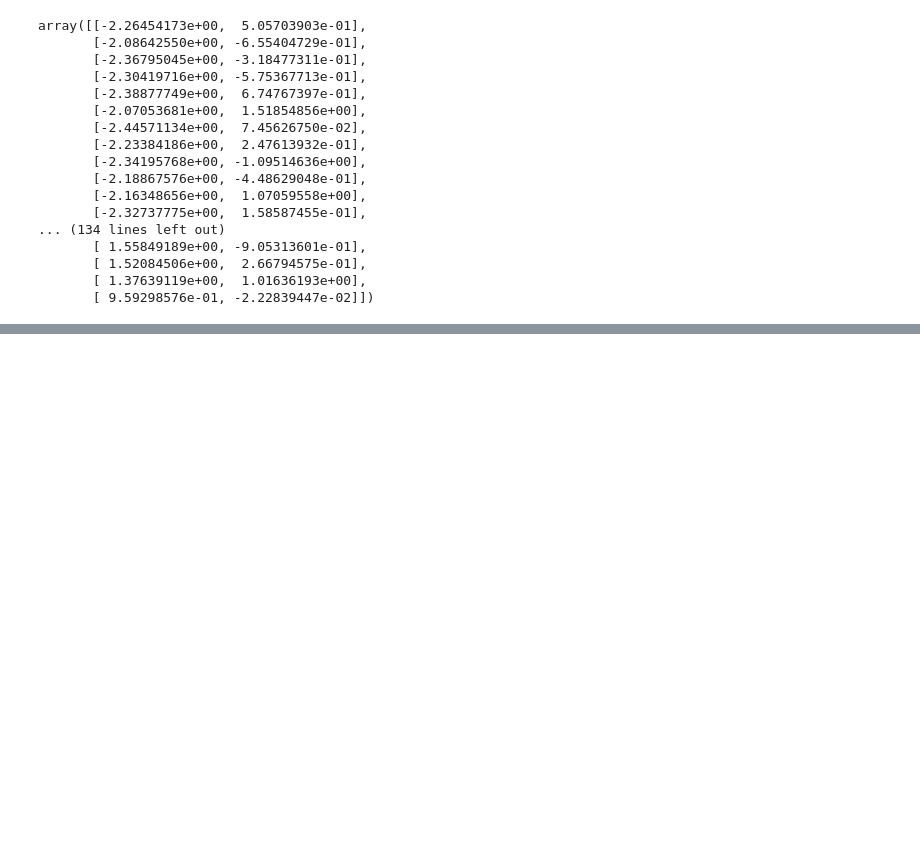
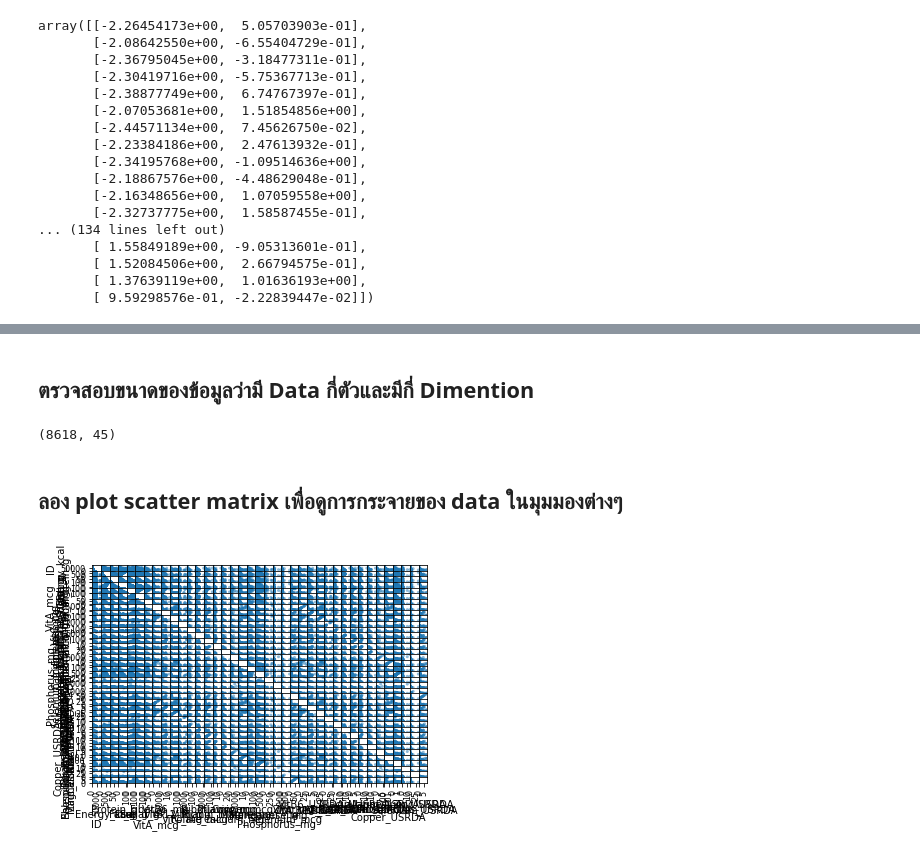
Before and after one commit to Wikanda-Hongboonmee/multivariate, a Jupyter notebook: Chapter3_PCA.ipynb, the cells around one changed output, grey strips where cells are left out. Saved outputs shown, nothing was run; the diff lists cells and outputs as text; code cells hidden in the pictures; blank space fills up the shorter version.

```diff
--- a/Chapter3_PCA.ipynb
+++ b/Chapter3_PCA.ipynb
@@ -348,0 +353,3 @@ array([[-2.26454173e+00,  5.05703903e-01],
+# %%
+data = pd.read_csv('/content/nndb_flat.csv')
+data
@@ -348,0 +370,12 @@ array([[-2.26454173e+00,  5.05703903e-01],
+# %% [markdown]
+## ตรวจสอบขนาดของข้อมูลว่ามี Data กี่ตัวและมีกี่ Dimention
+# %%
+data.shape # ดูขนาดของข้อมูลว่ามีกี่ Dimention (45 Dimention)
+# %% [output]
+(8618, 45)
+# %% [markdown]
+## ลอง plot scatter matrix เพื่อดูการกระจายของ data ในมุมมองต่างๆ
+# %%
+pd.plotting.scatter_matrix(data) ;
+# %% [output]
+[figure, added]
```
Also changed, not shown: parts of 21 cells of this notebook.
